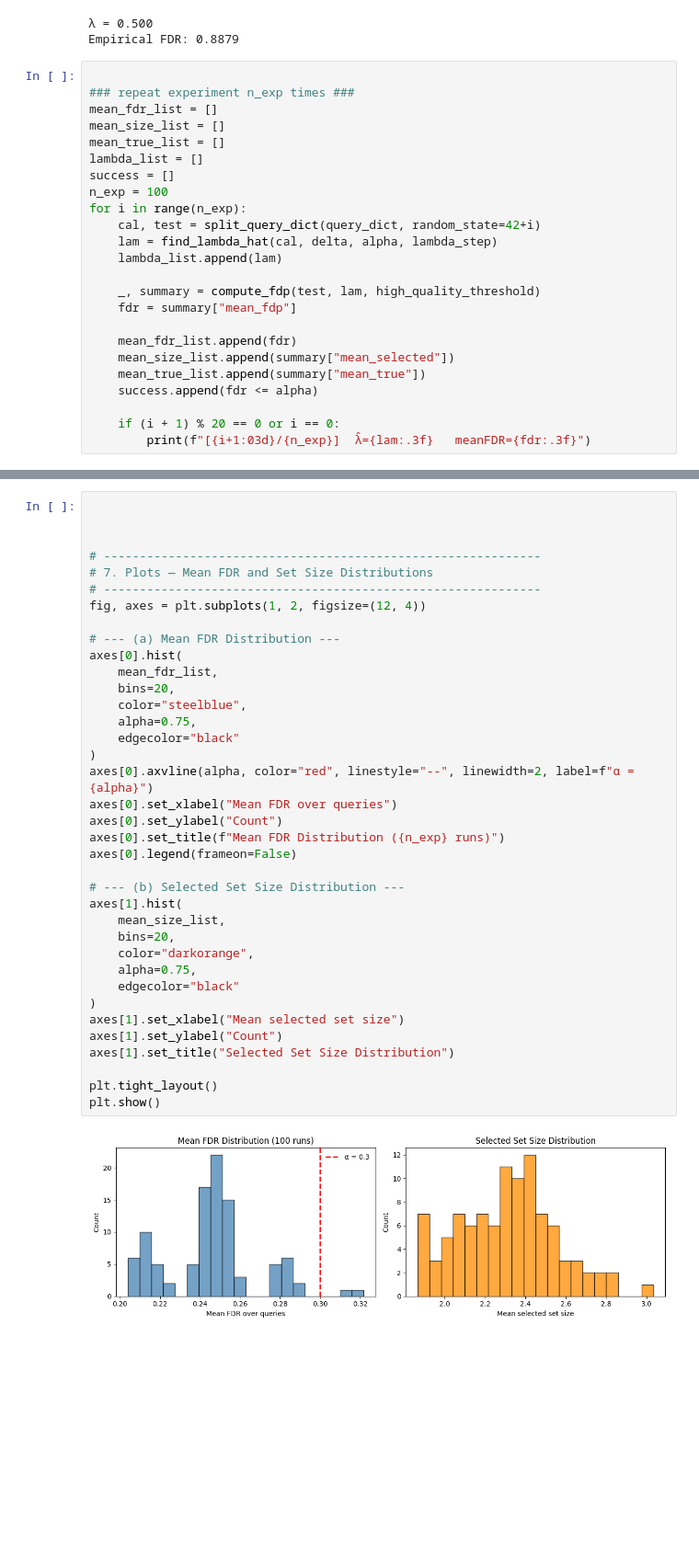
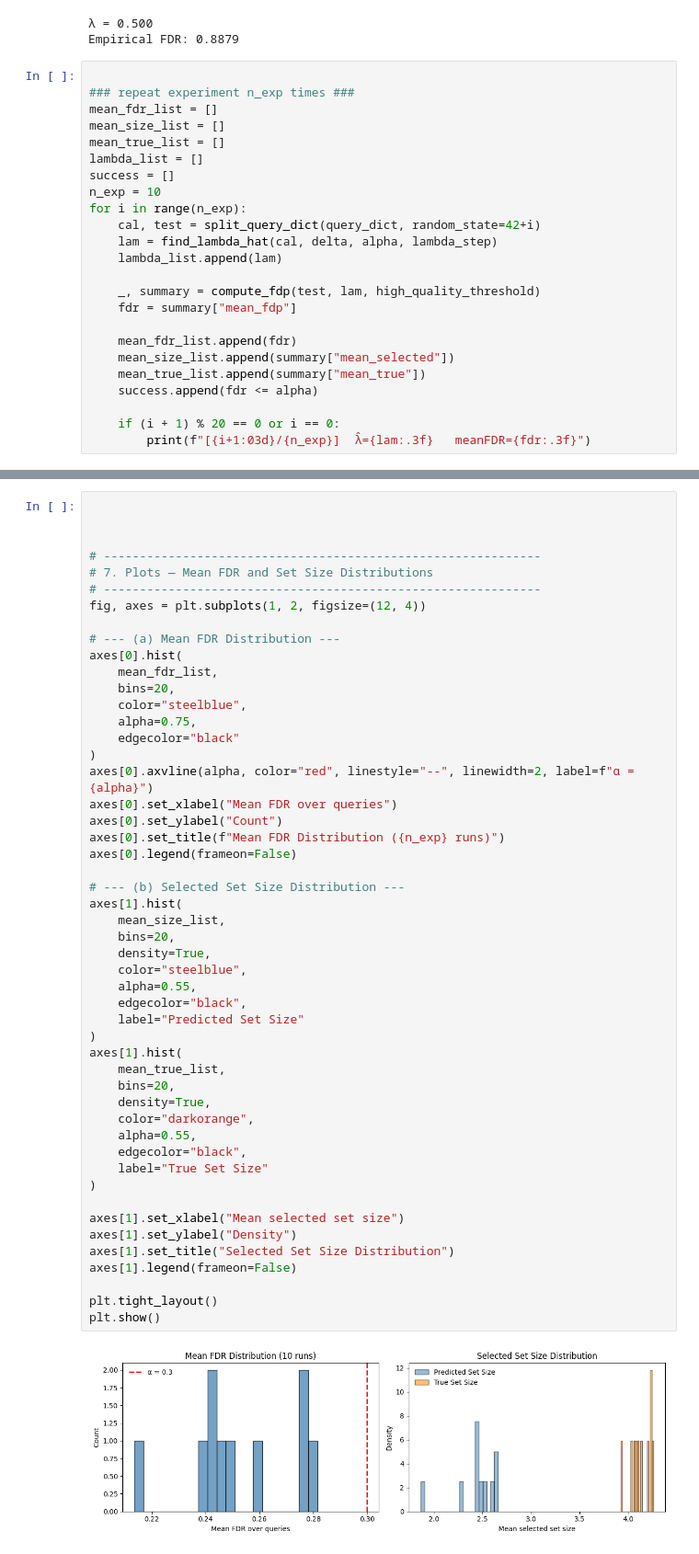
Before and after one commit to Minxing-Zheng/CMU_10701_GroupProject, a Jupyter notebook: 10701_ConformalPrediction_demo.ipynb, the cells around one changed output, grey strips where cells are left out. Shown at 92% size. Drawn from its saved outputs; the diff is of its cells as text; blank space fills up the shorter version.

Commit message:
Demo Notebook Update
Update CP, notebook supports true set size comparison with predicted set size, and output predicted doc_IDs

```diff
--- a/10701_ConformalPrediction_demo.ipynb
+++ b/10701_ConformalPrediction_demo.ipynb
@@ -129,7 +127,7 @@ mean_size_list = []
 mean_true_list = []
 lambda_list = []
 success = []
-n_exp = 100
+n_exp = 10
 for i in range(n_exp):
     cal, test = split_query_dict(query_dict, random_state=42+i)
     lam = find_lambda_hat(cal, delta, alpha, lambda_step)
@@ -182,34 +200,47 @@ Mean set size:               2.31 ± 0.24
 # 7. Plots — Mean FDR and Set Size Distributions
 # -------------------------------------------------------------
 fig, axes = plt.subplots(1, 2, figsize=(12, 4))
 
 # --- (a) Mean FDR Distribution ---
 axes[0].hist(
     mean_fdr_list,
     bins=20,
     color="steelblue",
     alpha=0.75,
     edgecolor="black"
 )
 axes[0].axvline(alpha, color="red", linestyle="--", linewidth=2, label=f"α = {alpha}")
 axes[0].set_xlabel("Mean FDR over queries")
 axes[0].set_ylabel("Count")
 axes[0].set_title(f"Mean FDR Distribution ({n_exp} runs)")
 axes[0].legend(frameon=False)
 
 # --- (b) Selected Set Size Distribution ---
 axes[1].hist(
     mean_size_list,
     bins=20,
+    density=True,
+    color="steelblue",
+    alpha=0.55,
+    edgecolor="black",
+    label="Predicted Set Size"
+)
+axes[1].hist(
+    mean_true_list,
+    bins=20,
+    density=True,
     color="darkorange",
-    alpha=0.75,
-    edgecolor="black"
+    alpha=0.55,
+    edgecolor="black",
+    label="True Set Size"
 )
+
 axes[1].set_xlabel("Mean selected set size")
-axes[1].set_ylabel("Count")
+axes[1].set_ylabel("Density")
 axes[1].set_title("Selected Set Size Distribution")
+axes[1].legend(frameon=False)
 
 plt.tight_layout()
 plt.show()
 # %% [output]
-[figure, old version]
+[figure, new version]
```
Also changed, not shown: parts of 5 cells of this notebook, 1 other file.
